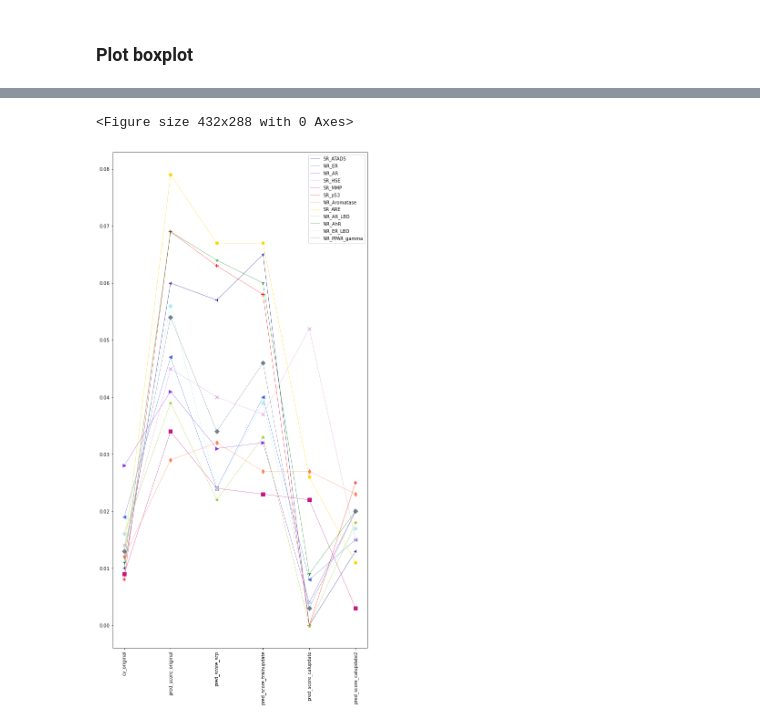
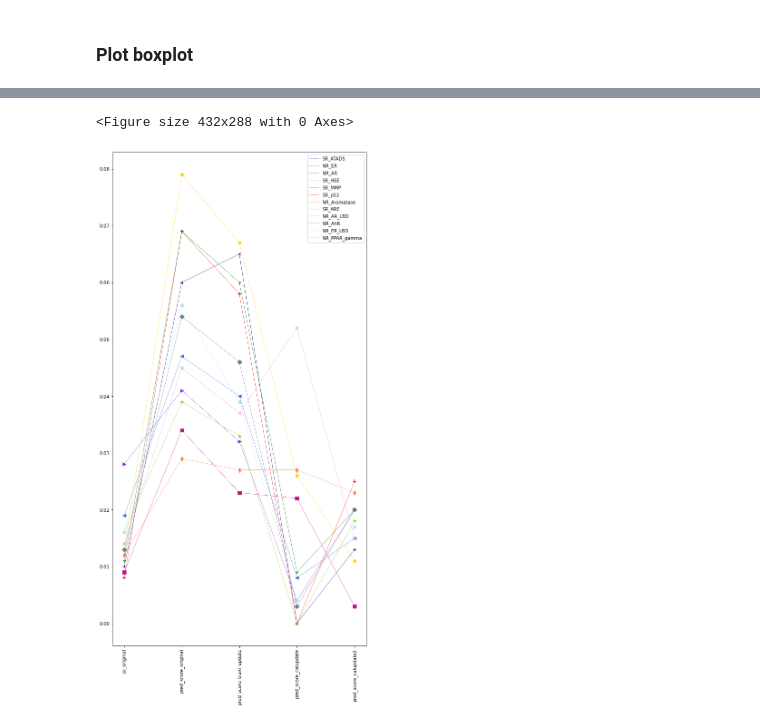
Before and after one commit to volkamerlab/cptox21_manuscript_SI, a Jupyter notebook: code/evaluate_all_endpoints.ipynb, the cells around one changed output, grey strips where cells are left out. Drawn from its saved outputs; the diff is of its cells as text; code cells hidden in the pictures.

```diff
--- a/code/evaluate_all_endpoints.ipynb
+++ b/code/evaluate_all_endpoints.ipynb
@@ -232,30 +186,3 @@ def calculate_pos_deviation_square(error, sl):
-# %%
-def calculate_rmsd_pos_from_df(eval_df, cl=None):
-    # fixme: exchange 'rmsd_pos' with a more appropriate term
-    """
-    Calculate the rmsd (root mean square deviation) for all error-significance level pairs
-    in a dataframe if the deviation (error - significance level) is larger than 0
-
-    Parameters
-    ----------
-    eval_df : dataframe for which the rmsd_pos should be calculated
-    cl : class of compounds for which the rmsd_pos should be calculated, i.e. 0 or 1
-        if cl is None, the overall rmsd_pos for all compounds will be calculated.
-
-    Returns
-    -------
-    dataframe with an additional 'rmsd_pos' column
-
-    """
-    if cl:
-        eval_df['square'] = eval_df.apply(lambda row: calculate_pos_deviation_square(
-            row[f"error_rate_{cl} mean"],   row["significance_level"]), axis=1)
-    else:
-        eval_df['square'] = eval_df.apply(lambda row: calculate_pos_deviation_square(
-            row["error_rate mean"], row["significance_level"]), axis=1)
-    rmsd_pos = np.round(math.sqrt(np.mean(eval_df["square"])), 3)
-
-    return rmsd_pos
 # %%
 def boxplot_rmsd(rmsds, rmsd_title, strategies=None):
     if strategies is None:
@@ -534,8 +441,10 @@ pred_score_trainupdate
 # %%
-strategies = ["cv_original", "pred_score_original", "pred_score_scp",
-#               "cv_trainupdate",
-              "pred_score_trainupdate",
-              "pred_score_calupdate", "pred_score_calupdate2"]
+strategies = ["cv_original",
+              "pred_score_original",
+#               "pred_score_scp",  # Uncomment, if SCP data are available
+              "pred_score_train_update",
+              "pred_score_calupdate",
+              "pred_score_calupdate2"]
 # %%
 boxplot_rmsd(rmsds, "rmsd", strategies)
 # %% [output]
@@ -568,5 +466,5 @@ def scatter_rmsd(rmsds, rmsd_title, strategies=None):
 # %%
-def line_plot(rmsds, strategies, colours=None, markers=None):
+def line_plot_rmsd(rmsds, strategies, colours=None, markers=None):
     plt.clf()
     fig = plt.figure(figsize=(10,20))
     if colours is None:
@@ -587,5 +485,5 @@ line_plot(rmsds, strategies)
 # %%
-line_plot(rmsds_pos, strategies)
+line_plot_rmsd(rmsds_pos, strategies)
 # %% [output]
 <Figure size 432x288 with 0 Axes>
-[figure, old version]
+[figure, new version]
```
Also changed, not shown: parts of 19 cells of this notebook, 1 other file.
